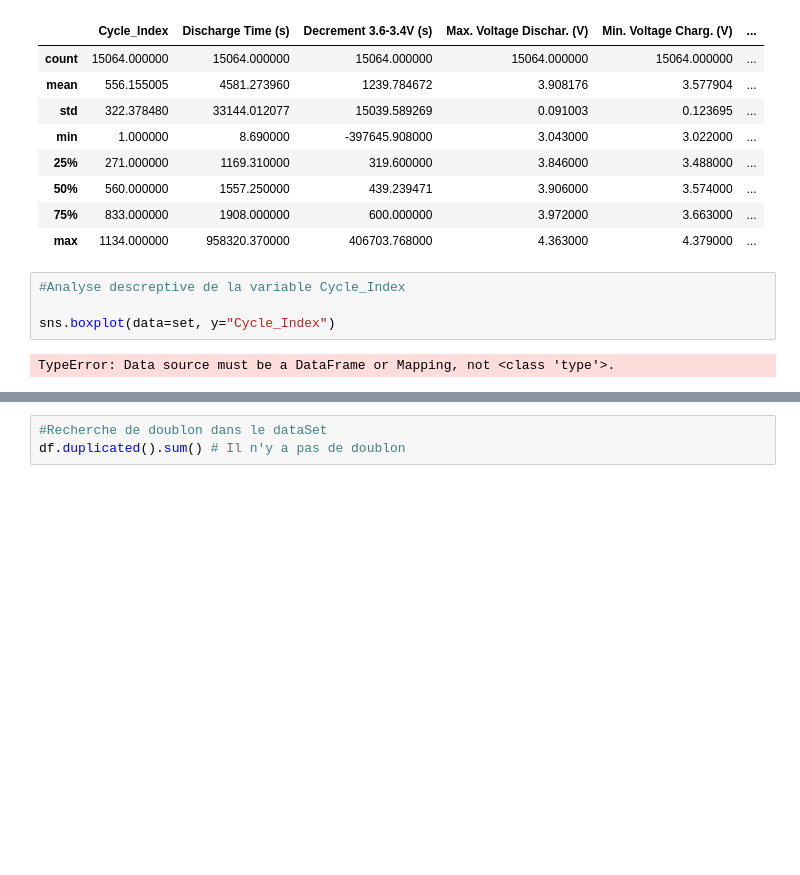
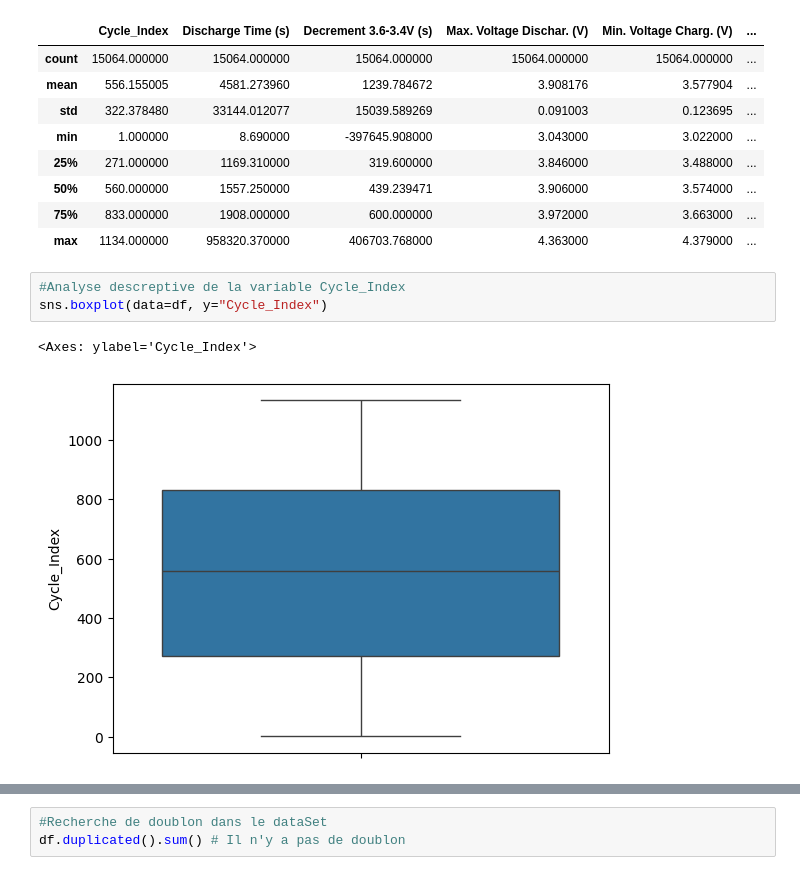
Before and after one commit to corioIA/Projet_IA, a Jupyter notebook: IA_bat.ipynb, the cells around one changed output, grey strips where cells are left out. Saved outputs shown, nothing was run; the diff lists cells and outputs as text; blank space fills up the shorter version.

```diff
--- a/IA_bat.ipynb
+++ b/IA_bat.ipynb
@@ -62,8 +62,8 @@ df.describe()
 | max | 1134.000000 | 958320.370000 | 406703.768000 | 4.363000 | 4.379000 | ... |
 # %%
 #Analyse descreptive de la variable Cycle_Index
-
-sns.boxplot(data=set, y="Cycle_Index")
+sns.boxplot(data=df, y="Cycle_Index")
 # %% [output]
-TypeError: Data source must be a DataFrame or Mapping, not <class 'type'>.
+<Axes: ylabel='Cycle_Index'>
+[figure, added]
 # %%
```
Also changed, not shown: parts of 10 cells of this notebook.
